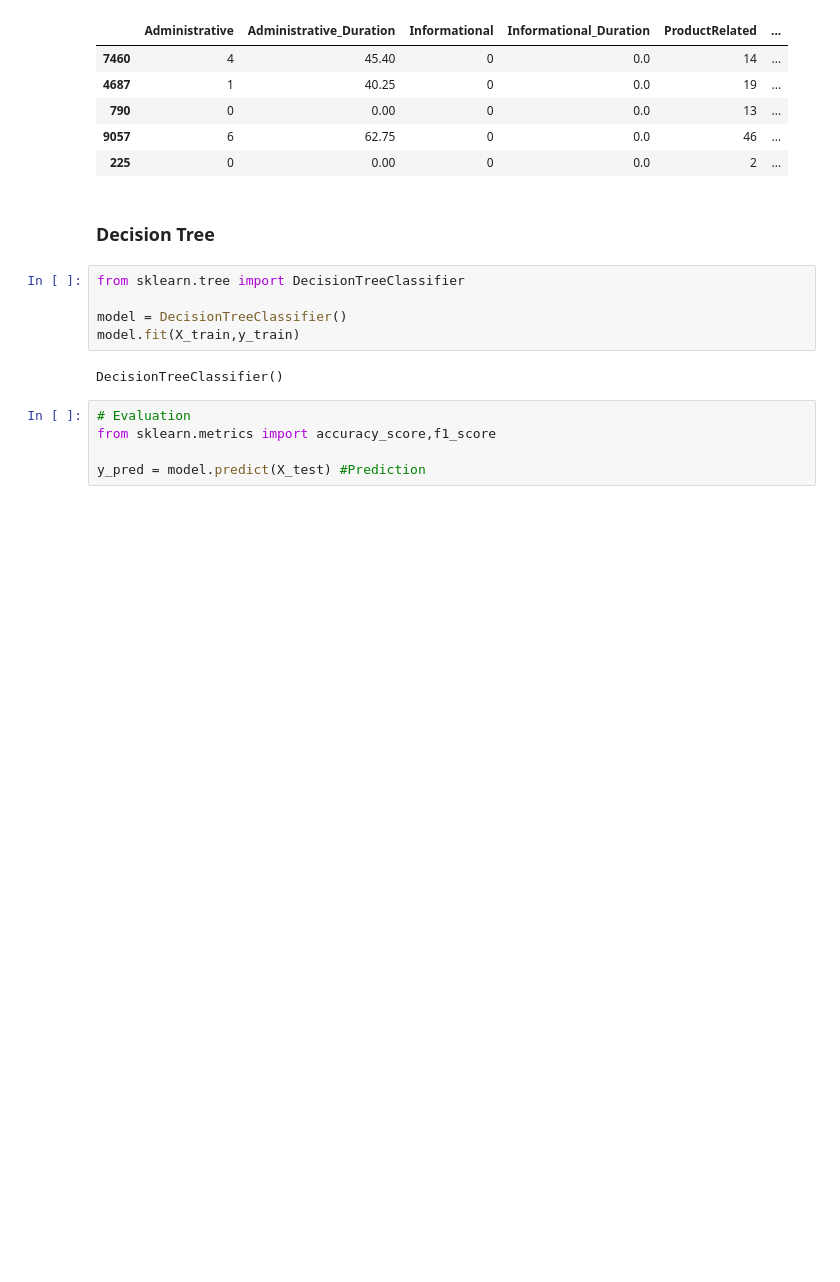
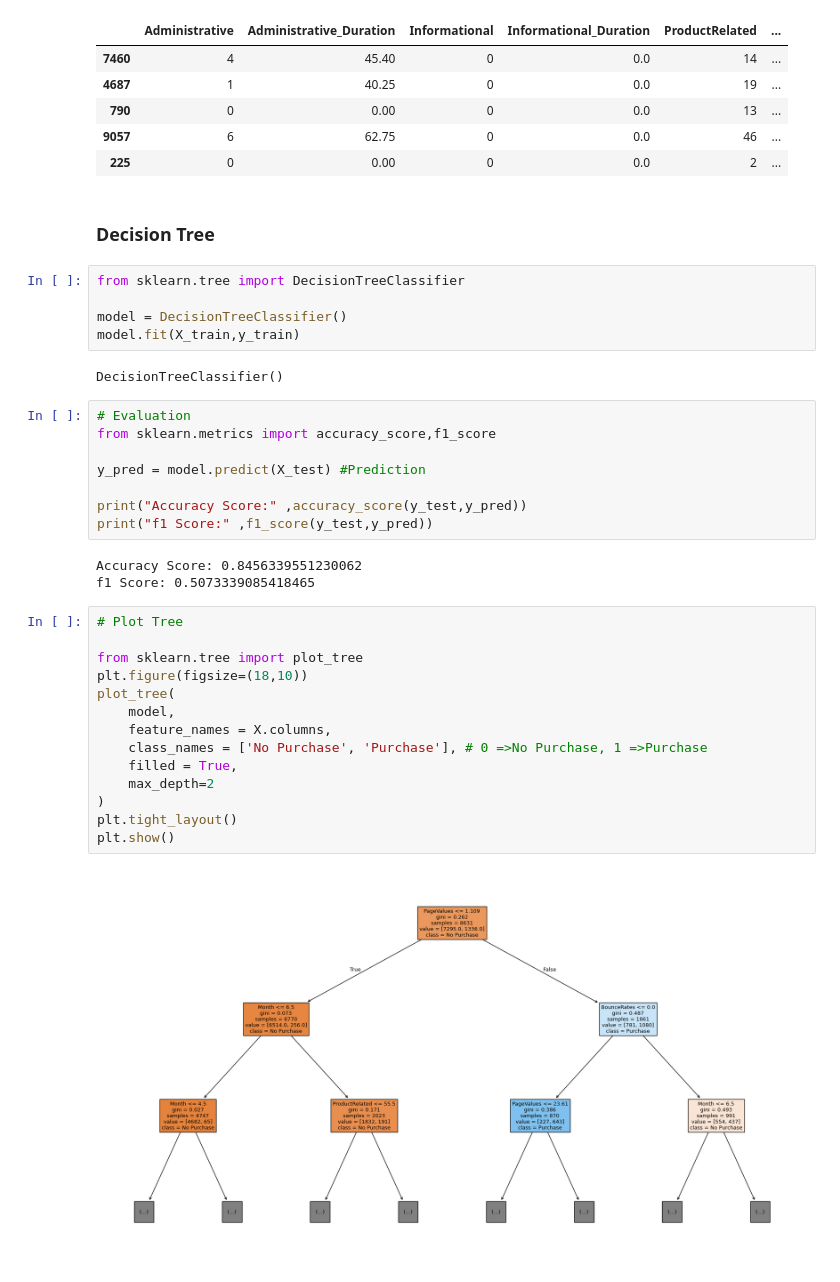
Before and after one commit to sayan629/AI_ML_python, a Jupyter notebook: (28) Supervised ML - Part 4/ShopSmart E-Commerce Project/shop_smart_ecommerce.ipynb, the cells around one changed output. Cells and saved outputs as stored; diff of their text form; blank space fills up the shorter version.

Commit message:
AI/ML: Decision Tree plotted successfully..

```diff
--- a/(28) Supervised ML - Part 4/ShopSmart E-Commerce Project/shop_smart_ecommerce.ipynb
+++ b/(28) Supervised ML - Part 4/ShopSmart E-Commerce Project/shop_smart_ecommerce.ipynb
@@ -126,3 +126,25 @@ DecisionTreeClassifier()
 from sklearn.metrics import accuracy_score,f1_score
 
 y_pred = model.predict(X_test) #Prediction
+
+print("Accuracy Score:" ,accuracy_score(y_test,y_pred))
+print("f1 Score:" ,f1_score(y_test,y_pred))
+# %% [output]
+Accuracy Score: 0.8456339551230062
+f1 Score: 0.5073339085418465
+# %%
+# Plot Tree
+
+from sklearn.tree import plot_tree
+plt.figure(figsize=(18,10))
+plot_tree(
+    model,
+    feature_names = X.columns,
+    class_names = ['No Purchase', 'Purchase'], # 0 =>No Purchase, 1 =>Purchase
+    filled = True,
+    max_depth=2
+)
+plt.tight_layout()
+plt.show()
+# %% [output]
+[figure, added]
```
